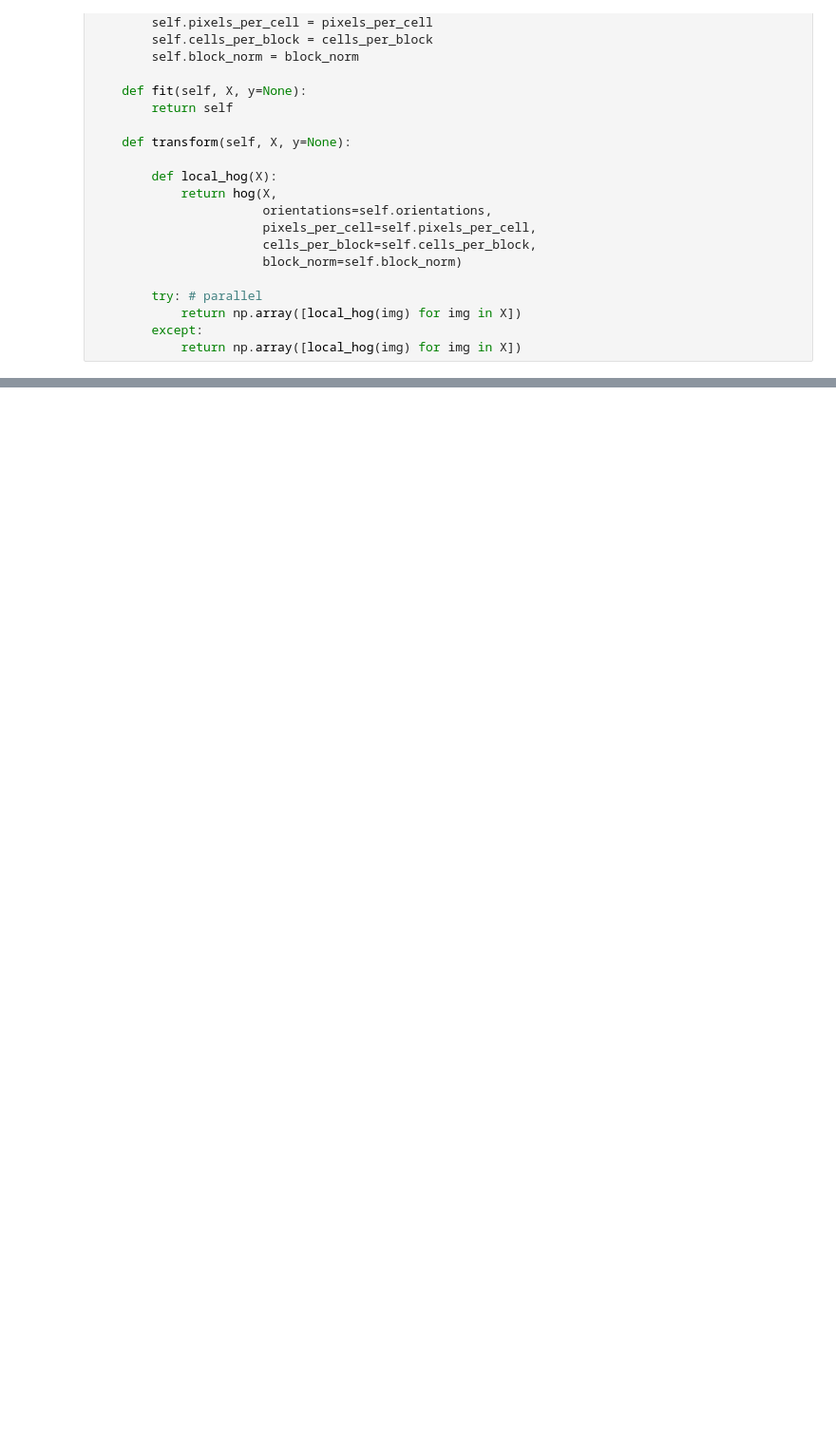
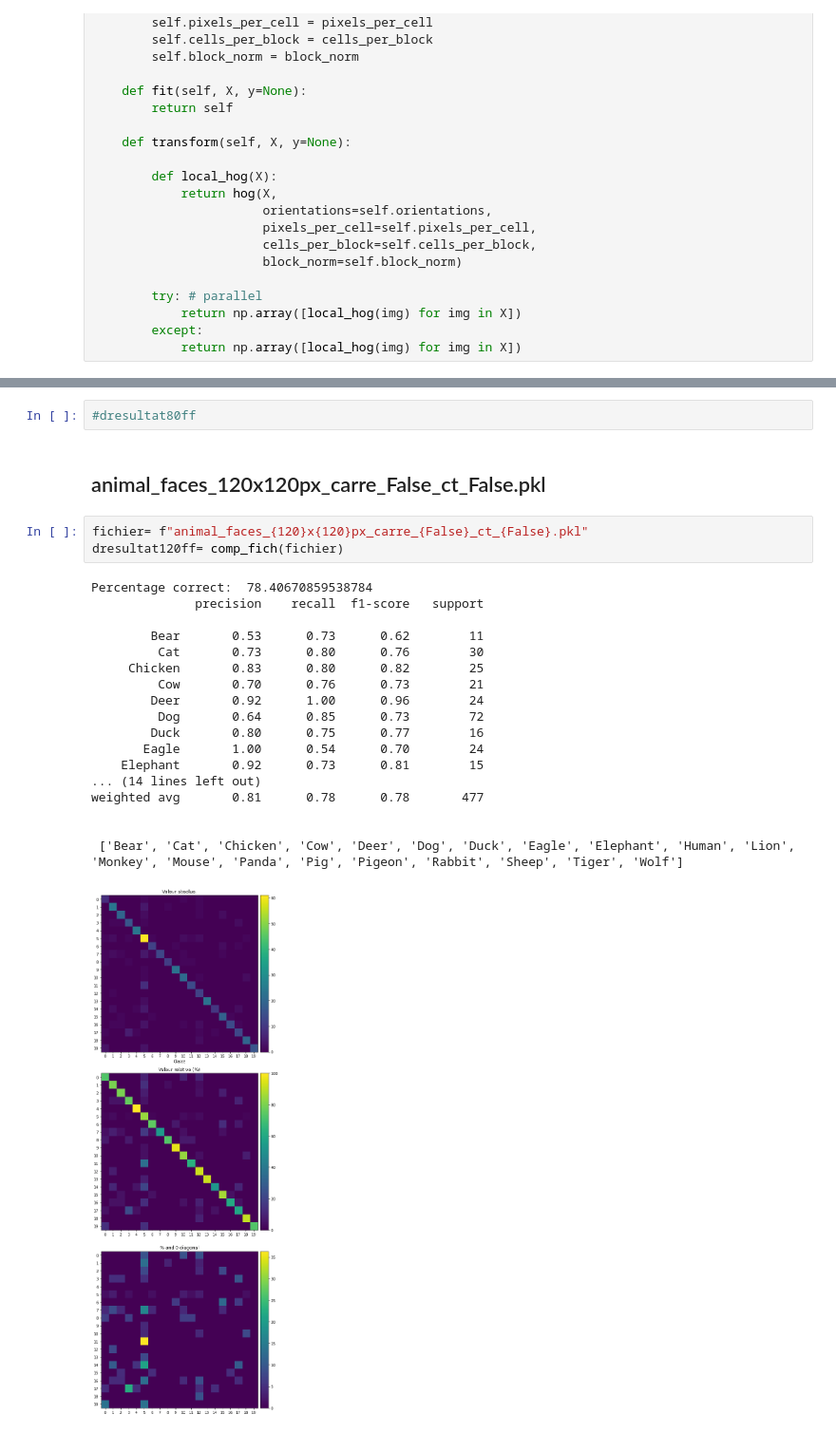
Before and after one commit to jpphi/brief14-Classification_Images, a Jupyter notebook: testfichiers.ipynb, the cells around one changed output, grey strips where cells are left out. Shown at 95% size. Drawn from its saved outputs; the diff is of its cells as text; blank space fills up the shorter version.

```diff
--- a/testfichiers.ipynb
+++ b/testfichiers.ipynb
@@ -236,0 +206,26 @@ print('\n', sorted(np.unique(y_test)))
+# %%
+#dresultat80ff
+# %% [markdown]
+## animal_faces_120x120px_carre_False_ct_False.pkl
+# %%
+fichier= f"animal_faces_{120}x{120}px_carre_{False}_ct_{False}.pkl"
+dresultat120ff= comp_fich(fichier)
+# %% [output]
+Percentage correct:  78.40670859538784
+              precision    recall  f1-score   support
+
+        Bear       0.53      0.73      0.62        11
+         Cat       0.73      0.80      0.76        30
+     Chicken       0.83      0.80      0.82        25
+         Cow       0.70      0.76      0.73        21
+        Deer       0.92      1.00      0.96        24
+         Dog       0.64      0.85      0.73        72
+        Duck       0.80      0.75      0.77        16
+       Eagle       1.00      0.54      0.70        24
+    Elephant       0.92      0.73      0.81        15
+... (14 lines left out)
+weighted avg       0.81      0.78      0.78       477
+
+
+ ['Bear', 'Cat', 'Chicken', 'Cow', 'Deer', 'Dog', 'Duck', 'Eagle', 'Elephant', 'Human', 'Lion', 'Monkey', 'Mouse', 'Panda', 'Pig', 'Pigeon', 'Rabbit', 'Sheep', 'Tiger', 'Wolf']
+[figure, added]
```
Also changed, not shown: parts of 26 cells of this notebook, 4 other files.
